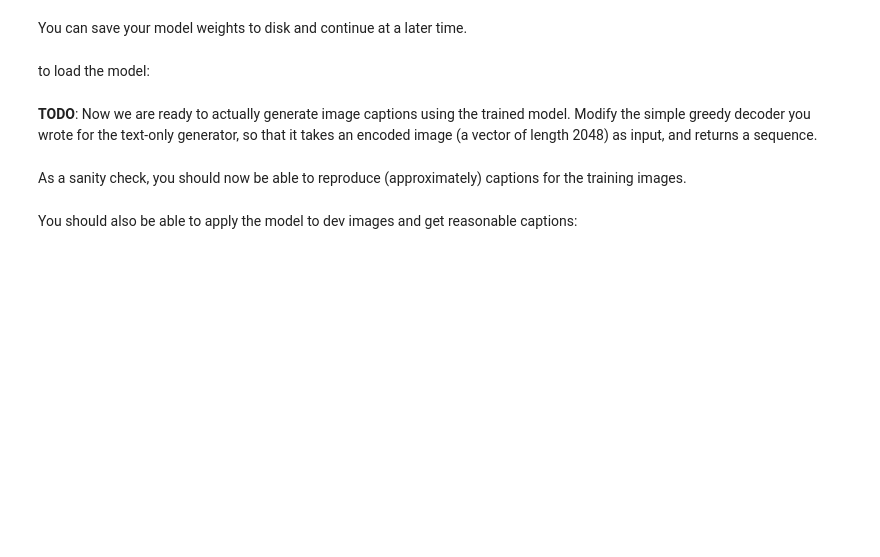
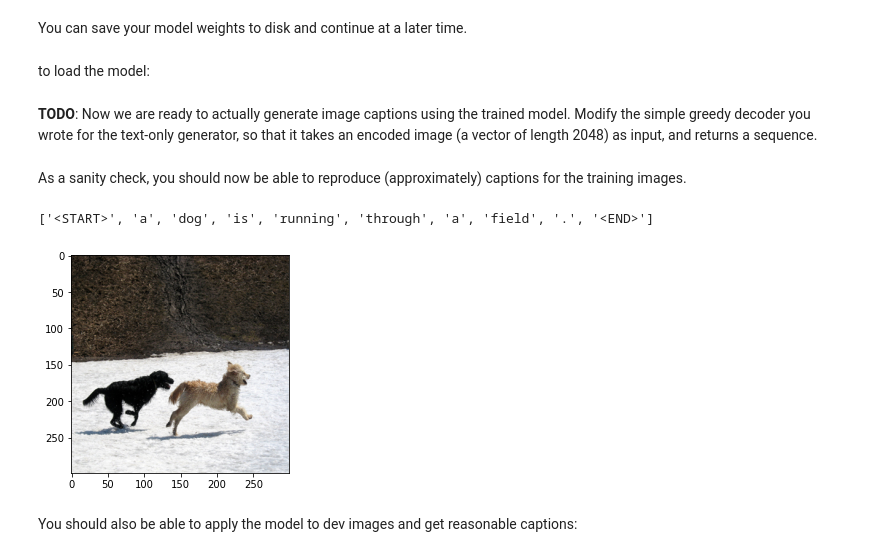
Before and after one commit to rommelnunez/NLP_Fall2021, a Jupyter notebook: homework4.ipynb, the cells around one changed output. Drawn from its saved outputs; the diff is of its cells as text; code cells hidden in the pictures; blank space fills up the shorter version.

```diff
--- a/homework4.ipynb
+++ b/homework4.ipynb
@@ -534,7 +635,3 @@ If you have previously saved the image encodings, you can load them from disk:
 # %%
 enc_train = np.load("gdrive/My Drive/"+my_data_dir+"/outputs/encoded_images_train.npy")
 enc_dev = np.load("gdrive/My Drive/"+my_data_dir+"/outputs/encoded_images_dev.npy")
-# %%
-def training_generator(batch_size=128):
-    #...
-    yield #...
@@ -543,6 +696,6 @@ You should now be able to train the model as before:
 # %%
 batch_size = 128
 generator = training_generator(batch_size)
-steps = len(train_list) * MAX_LEN // batch_size
+steps = len(train_list) * MAX_LEN * 5// batch_size
 # %%
-model.fit_generator(generator, steps_per_epoch=steps, verbose=True, epochs=20)
+model.fit(generator, steps_per_epoch=steps, verbose=True, epochs=10) #interrupted because reached sufficient accuracy
@@ -564,8 +725,33 @@ def image_decoder(enc_image):
+# %%
+def image_decoder(enc_image):
+    sequence = ["<START>"]
+    # use model to predict most likely word
+    sequencearray = np.zeros(shape=(1,MAX_LEN))
+    enc_image = enc_image.reshape((1, 2048))
+    sequencearray[0][0] = word_to_id["<START>"]
+    count = 1
+    while True:
+        # put in sequence to model
+        likelihood_dist = model.predict([enc_image,sequencearray])
+        # find max val and save index
+        index = np.argmax(likelihood_dist)
+        sequencearray[0][count] = index+1
+        # append the word to sequence
+        sequence.append(id_to_word[index+1])
+        if sequence[len(sequence)-1] == "<END>" or len(sequence) == MAX_LEN:
+            break
+        count+=1
+    # append word
+    # loop until "<END>" or len(sequence) == MAX_LEN
+    return sequence
 # %% [markdown]
 As a sanity check, you should now be able to reproduce (approximately) captions for the training images.
 # %%
 plt.imshow(get_image(train_list[0]))
-img_decoder(enc_train[0])
+image_decoder(enc_train[0])
+# %% [output]
+['<START>', 'a', 'dog', 'is', 'running', 'through', 'a', 'field', '.', '<END>']
+[figure, added]
 # %% [markdown]
 You should also be able to apply the model to dev images and get reasonable captions:
 # %%
```
Also changed, not shown: parts of 37 cells of this notebook.
